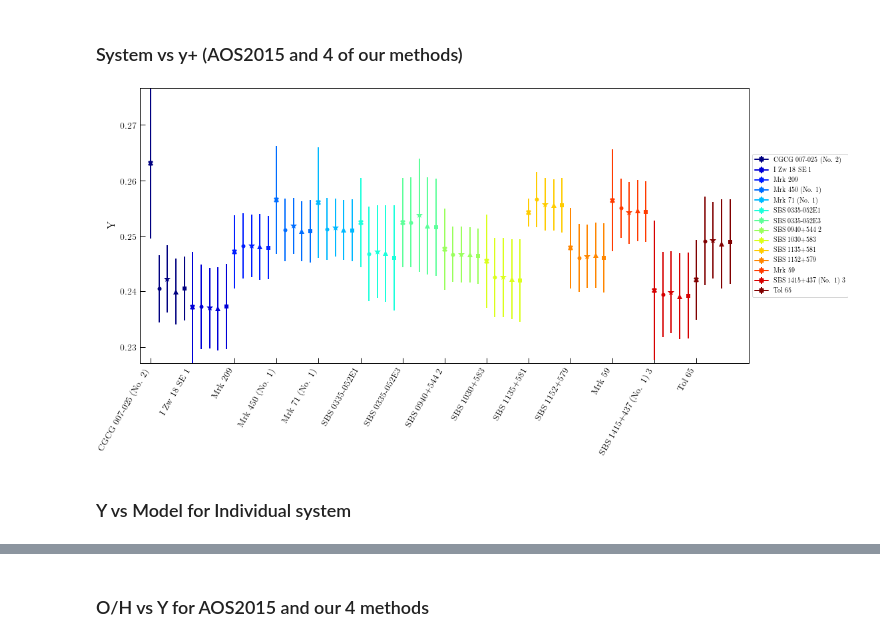
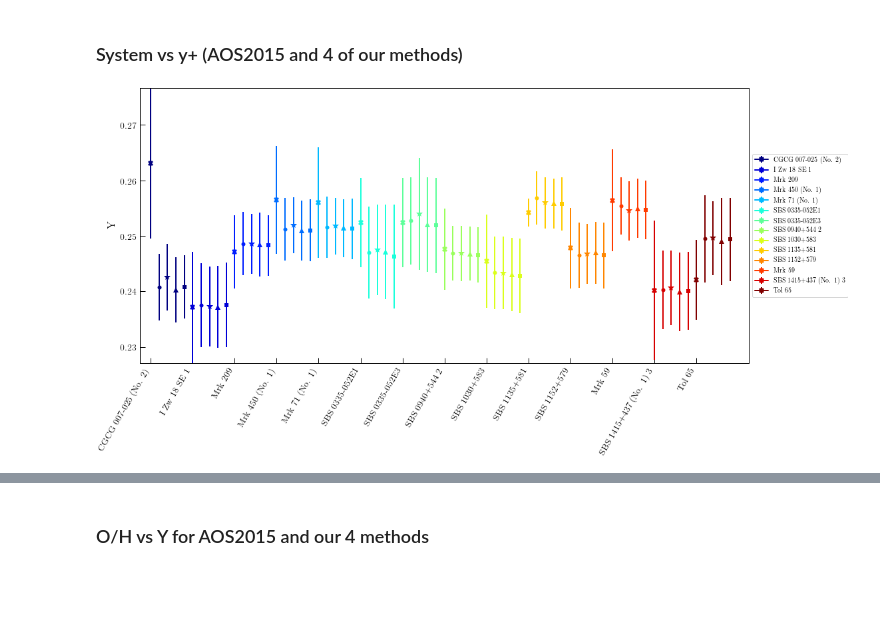
Before and after one commit to tiffanyhsyu/Yp, a Jupyter notebook: compare_MCMC_to_base.ipynb, the cells around one changed output, grey strips where cells are left out. Cells and saved outputs as stored; diff of their text form; code cells hidden in the pictures; blank space fills up the shorter version.

```diff
--- a/compare_MCMC_to_base.ipynb
+++ b/compare_MCMC_to_base.ipynb
@@ -162,7 +162,7 @@ for d in range(len(diffs)):
 #        nmbr = 1000
 #        burnin = int(0.8*nmbr) #int(0.1*nmbr)
 
-        chains = np.load('test_data/'+diffs[d]+'/'+name+'_500walkers_1000steps.npy')
+        chains = np.load('test_data/optical/'+diffs[d]+'/'+name+'_500walkers_1000steps.npy')
         samples = chains[:, burnin:, :].reshape((-1, ndim))
 
 #        prenams = ['y+', 'temperature', '$log(n_{e})$', 'c(H\\beta)', '$a_{H}$', '$a_{He}$', '$\\tau_{He}', '$log(\\xi)$'] #'$n_{HI}$']
@@ -209,15 +209,15 @@ for d in range(len(diffs)):
             S2018_33_xi[obj] = chains[:,burnin:,7].reshape(-1)
 
         # Compare input versus output emission line flux ratios and their relative errors
-        input_vals = Table.read('test_data/'+name, format='ascii', delimiter=' ')
+        input_vals = Table.read('test_data/optical/'+name, format='ascii', delimiter=' ')
 
         # Generate emission line ratios based on our MCMC parameters
-        mfr.generate_emission_line_ratio('test_data/'+diffs[d]+'/'+name+'_MCMCoutput', [3890.166, 4027.328, 4102.891, 4341.684, 4472.755, 4862.721, 5877.299, 6564.612, 6679.994, 7067.198], \
+        mfr.generate_emission_line_ratio('test_data/optical/'+diffs[d]+'/'+name+'_MCMCoutput', [3890.166, 4027.328, 4102.891, 4341.684, 4472.755, 4862.721, 5877.299, 6564.612, 6679.994, 7067.198], \
                 input_vals['EW'], input_vals['EW'][np.where(input_vals['Wavelength']==4862.721)[0]][0], \
                 y_plus_mcmc[0], temp_mcmc[0], log_dens_mcmc[0], c_Hb_mcmc[0], a_H_mcmc[0], a_He_mcmc[0], tau_He_mcmc[0], log_xi_mcmc[0])
 
         # Output values
-        output_vals = Table.read('test_data/'+diffs[d]+'/'+name+'_MCMCoutput', format='ascii', delimiter=' ')
+        output_vals = Table.read('test_data/optical/'+diffs[d]+'/'+name+'_MCMCoutput', format='ascii', delimiter=' ')
 
         # Calculate chi-squared value
         for emline in range(len(input_vals['Flux Ratio'])):
@@ -328,34 +326,33 @@ plt.subplots(figsize=(16,8))
 for obj in range(len(qualifying)):
     name = str(qualifying[obj].replace(' ', '').replace('(','').replace(')','').replace('.', ''))
     aosidx = np.where(aos2015_mcmcout['Object'] == name)[0]
     aopsidx = np.where(aops2013_mcmcout['Object'] == name)[0]
 
     OH[obj] = np.random.normal(aos2015_mcmcout['OH'][aosidx], aos2015_mcmcout['OH_err'][aosidx], num)
-    y_pp[obj] = np.random.normal(aos2015_mcmcout['y++'][aosidx], aos2015_mcmcout['y++_err'][aosidx], num)
+    # Need to take absolute values to avoid negative y++ abundances
+    y_pp[obj] = np.abs(np.random.normal(aos2015_mcmcout['y++'][aosidx], aos2015_mcmcout['y++_err'][aosidx], num))
 
     base_y[obj] = base_yplus[obj] + y_pp[obj]
     base_Y[obj] = ( 4*base_y[obj]*(1 - 20*1e-5*OH[obj] )) / (1 + 4*base_y[obj])
     CCMred_y[obj] = CCMred_yplus[obj] + y_pp[obj]
     CCMred_Y[obj] = ( 4*CCMred_y[obj]*(1 - 20*1e-5*OH[obj] )) / (1 + 4*CCMred_y[obj])
     S2018_11_y[obj] = S2018_11_yplus[obj] + y_pp[obj]
     S2018_11_Y[obj] = ( 4*S2018_11_y[obj]*(1 - 20*1e-5*OH[obj] )) / (1 + 4*S2018_11_y[obj])
     S2018_33_y[obj] = S2018_33_yplus[obj] + y_pp[obj]
     S2018_33_Y[obj] = ( 4*S2018_33_y[obj]*(1 - 20*1e-5*OH[obj] )) / (1 + 4*S2018_33_y[obj])
 
     plt.errorbar(obj, aos2015_mcmcout['Y'][aosidx], yerr=aos2015_mcmcout['Y_err'][aosidx], marker='X', markersize=8, color=color[obj], label=qualifying[obj])
     #plt.errorbar(obj, aops2013_mcmcout['Y'][aopsidx], yerr=aops2013_mcmcout['Y_err'][aopsidx], marker='X', markersize=8, color=color[obj], label=qualifying[obj])
     plt.errorbar(obj+0.2, np.mean(base_Y[obj]), yerr=np.std(base_Y[obj]), marker='o', color=color[obj], linestyle='None', label='_nolabel_')
     plt.errorbar(obj+0.4, np.mean(CCMred_Y[obj]), yerr=np.std(CCMred_Y[obj]), marker='*', markersize=10, color=color[obj], linestyle='None', label='_nolabel_')
     plt.errorbar(obj+0.6, np.mean(S2018_11_Y[obj]), yerr=np.std(S2018_11_Y[obj]), marker='^', markersize=8, color=color[obj], linestyle='None', label='_nolabel_')
     plt.errorbar(obj+0.8, np.mean(S2018_33_Y[obj]), yerr=np.std(S2018_33_Y[obj]), marker='s', markersize=6, color=color[obj], linestyle='None', label='_nolabel_')
 
 plt.xlim(-0.25, len(qualifying)+0.25)
 plt.xticks(np.arange(0, len(qualifying)), qualifying, rotation=60, ha='right')
 plt.ylabel(r'Y')
 plt.legend(loc='center left', bbox_to_anchor=(1, 0.5))
 #plt.savefig('/Users/thsyu/Dropbox/BCDs/primordial_helium/system_vs_diff_Y.pdf', overwrite=True)
 plt.show()
 # %% [output]
-[figure, old version]
+[figure, new version]
-# %% [markdown]
-### Y vs Model for Individual system
```
Also changed, not shown: parts of 27 cells of this notebook, 1 other file.
